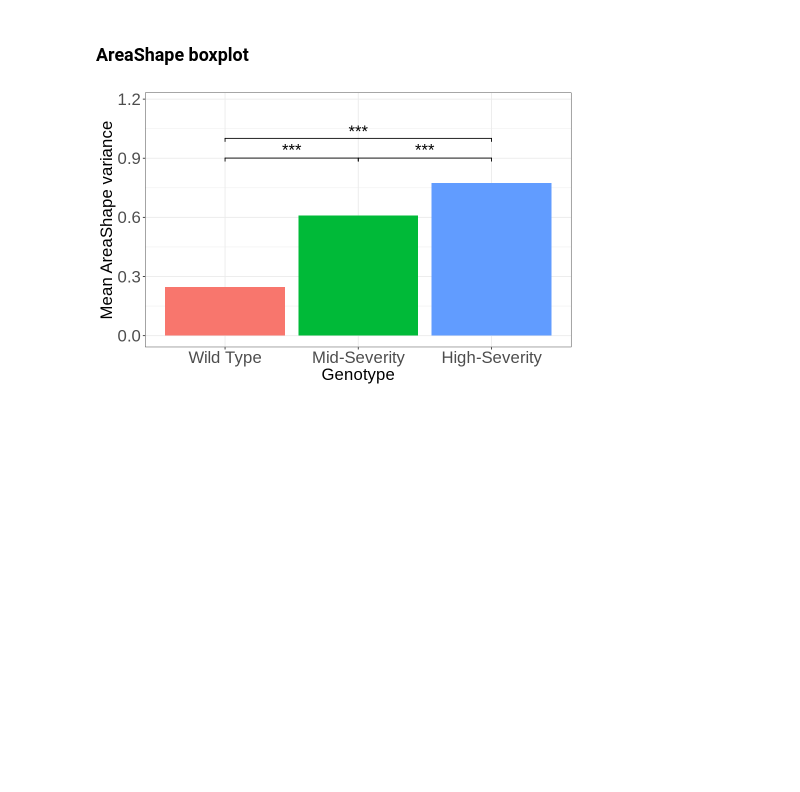
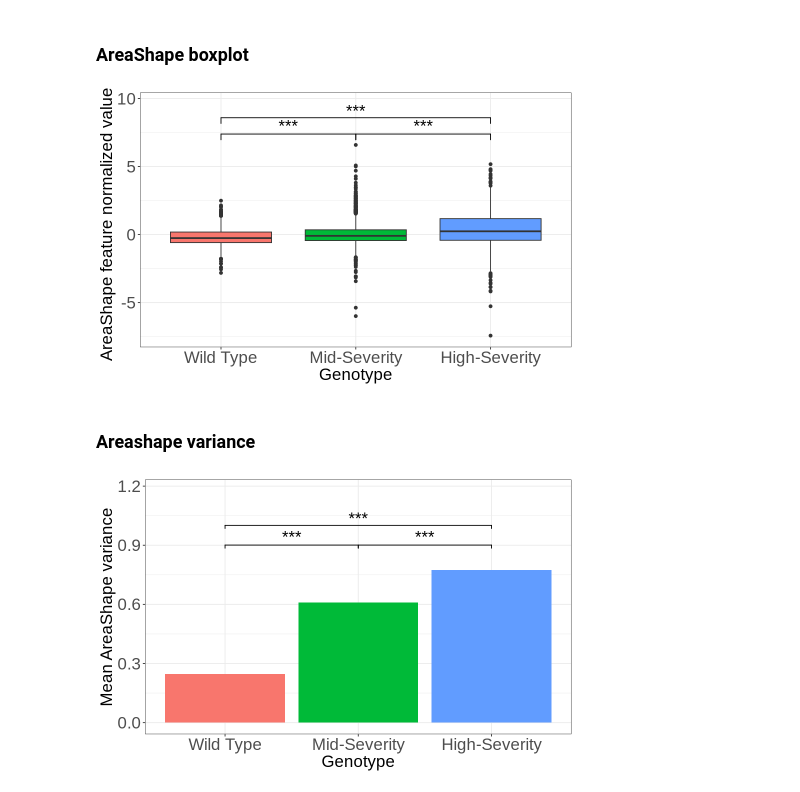
Before and after one commit to MikeLippincott/Nichols_Lab_Collaboration, a Jupyter notebook: 6.analyze_features/notebooks/4a.mean_aggregated_plot_features.ipynb, the cells around one changed output. Cells and saved outputs as stored; diff of their text form; code cells hidden in the pictures; blank space fills up the shorter version.

```diff
--- a/6.analyze_features/notebooks/4a.mean_aggregated_plot_features.ipynb
+++ b/6.analyze_features/notebooks/4a.mean_aggregated_plot_features.ipynb
@@ -16,6 +16,7 @@ source("../../utils/figure_themes.r")
 output_var_stats_path <- file.path("..","..","data","6.analysis_results","mean_aggregated_variance_results_feature_types_stats.csv")
 output_var_path <- file.path("..","..","data","6.analysis_results","mean_aggregated_variance_results_feature_types.csv")
 output_levene_path <- file.path("..","..","data","6.analysis_results","mean_aggregated_levene_test_results_feature_types.csv")
+raw_features_path <- file.path("..","..","data", "5.converted_data","mean_aggregated_data.parquet")
 
 # figures output path
 fig_path <- file.path("..","figures","mean_aggregated")
@@ -28,9 +29,11 @@ if (!dir.exists(fig_path)){
 variance_stats_df <- read.csv(output_var_stats_path)
 variance_df <- read.csv(output_var_path)
 levene_df <- read.csv(output_levene_path)
+raw_features_df <- arrow::read_parquet(raw_features_path)
 head(levene_df)
 head(variance_df)
 head(variance_stats_df)
+head(raw_features_df)
 # %% [output]
 A data.frame: 6 × 4
 |  | feature_group | levene_statistic | levene_p_value | group |
@@ -61,0 +74,12 @@ A data.frame: 6 × 7
+# %%
+# convert the data to long format
+# genotype - feature - value
+# drop the replicate and side columns
+raw_features_df_long <- raw_features_df %>%
+  select(-c("Metadata_replicate", "Metadata_side")) %>%
+  pivot_longer(cols = -c("Metadata_genotype"), names_to = "feature", values_to = "value")
+# get the feature types by splitting the feature string
+raw_features_df_long$feature_type <- sapply(strsplit(raw_features_df_long$feature, "_"), function(x) x[1])
+# rename the genotypes
+raw_features_df_long$Metadata_genotype <- factor(raw_features_df_long$Metadata_genotype, levels = c("high", "unsel", "wt"), labels = c("High-Severity", "Mid-Severity", "Wild Type"))
+head(raw_features_df_long)
@@ -146,6 +193,63 @@ ggsave(file="mean_aggregated_top_variance_per_genotype.png", plot=coef_gg, path=
 ## Variance plots with levene's test
 # %% [markdown]
 ### AreaShape boxplot
+# %%
+WT_vs_high_significance <- levene_df_AreaShape %>% filter(group == "high_area_v_wt_area")
+WT_vs_unsel_significance <- levene_df_AreaShape %>% filter(group == "unsel_area_v_wt_area")
+unsel_vs_high_significance <- levene_df_AreaShape %>% filter(group == "high_area_v_unsel_area")
+WT_vs_high_significance <- WT_vs_high_significance$significance
+WT_vs_unsel_significance <- WT_vs_unsel_significance$significance
+unsel_vs_high_significance <- unsel_vs_high_significance$significance
+# make genotype a factor
+raw_features_df_long_AreaShape$Metadata_genotype <- factor(raw_features_df_long_AreaShape$Metadata_genotype, levels = c("Wild Type", "Mid-Severity", "High-Severity"))
+width <- 8
+height <- 5
+options(repr.plot.width=width, repr.plot.height=height)
+max_plot_value <- max(raw_features_df_long_AreaShape$value)
+min_plot_value <- min(raw_features_df_long_AreaShape$value)
+areashape_boxplot <- (
+    ggplot(raw_features_df_long_AreaShape, aes(x = Metadata_genotype, y = value, fill = Metadata_genotype))
+        + geom_boxplot()
+        + labs(x = "Genotype", y = "AreaShape feature normalized values", fill = "Genotype")
+        # remove the x axis label
+        + theme(
+            axis.title.x=element_blank(),
+            axis.ticks.x = element_blank(),
+            axis.text.x = element_blank()
+        )
+        + theme_bw()
+        + figure_theme
+        # add significance bars
+        + geom_signif(
+            comparisons = list(c("High-Severity","Mid-Severity")),
+            annotations = unsel_vs_high_significance,
+            textsize = 7,
+            y_position = c(max_plot_value+0.1, max_plot_value+0.5)
+        )
+        + geom_signif(
+            comparisons = list(c("Wild Type","Mid-Severity")),
+            annotations = WT_vs_unsel_significance,
+            textsize = 7,
+            y_position = c(max_plot_value+0.1, max_plot_value+0.25)
+        )
+        + geom_signif(
+            comparisons = list(c("High-Severity","Wild Type")),
+            annotations = WT_vs_high_significance,
+            textsize = 7,
+            vjust = 0.1,
+            y_position = c(max_plot_value+1.3, max_plot_value+1.5)
+
+        )
+        # # remove the legend
+        + theme(legend.position = "none")
+        + ylim(min_plot_value,max_plot_value+3)
+    )
+areashape_boxplot
+ggsave(file="mean_aggregated_normalized_feature_value_boxplot_across_genotype_AreaShape.png", plot=areashape_boxplot, path= file.path(fig_path), dpi=600, width=width, height=height, units="in", limitsize = FALSE)
+# %% [output]
+[figure, added]
+# %% [markdown]
+### Areashape variance
 # %%
 WT_vs_high_significance <- levene_df_AreaShape %>% filter(group == "high_area_v_wt_area")
 WT_vs_unsel_significance <- levene_df_AreaShape %>% filter(group == "unsel_area_v_wt_area")
```
Also changed, not shown: parts of 16 cells of this notebook, 44 other files.
